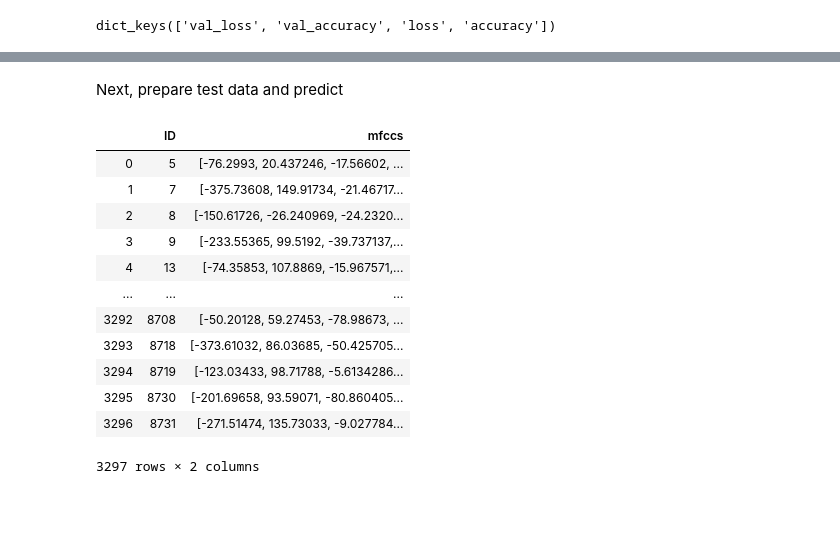
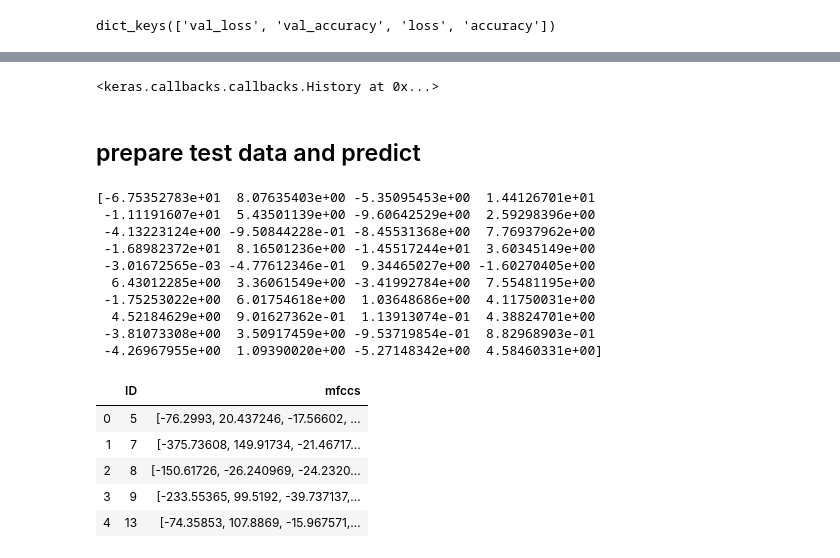
Before and after one commit to devonds/urban_sound, a Jupyter notebook: Urban_Sound.ipynb, the cells around one changed output, grey strips where cells are left out. Drawn from its saved outputs; the diff is of its cells as text; code cells hidden in the pictures; blank space fills up the shorter version.

```diff
--- a/Urban_Sound.ipynb
+++ b/Urban_Sound.ipynb
@@ -51,7 +51,7 @@ data_dir = 'data/Train'
 
 def parse_sound(row):
 
-    file_name = os.path.join('data/Train', str(row.ID) + '.wav')
+    file_name = os.path.join(data_dir, str(row.ID) + '.wav')
 
     try:
         y_audio, sample_rate = librosa.load(file_name, res_type='kaiser_fast')
@@ -220,38 +233,51 @@ plt.show()
+# %%
+batch_size = 32
+epochs = 100
+
+model.fit(X, y, batch_size=batch_size, epochs=epochs, verbose=0)
+# %% [output]
+<keras.callbacks.callbacks.History at 0x...>
 # %% [markdown]
-Next, prepare test data and predict
+## prepare test data and predict
 # %%
 # repeat encoding procedure for the test data
+
+data_dir = 'data/Test'
+'''
 def parse_sound(row):
 
-    file_name = os.path.join('data/Test', str(row.ID) + '.wav')
+    file_name = os.path.join(data_dir, str(row.ID) + '.wav')
 
     try:
-        y, sample_rate = librosa.load(file_name, res_type='kaiser_fast')
-        mfccs = np.mean(librosa.feature.mfcc(y=y, sr=sample_rate, n_mfcc=40).T,axis=0)
+        y_audio, sample_rate = librosa.load(file_name, res_type='kaiser_fast')
+        mfccs = np.mean(librosa.feature.mfcc(y=y_audio, sr=sample_rate, n_mfcc=40).T,axis=0)
     except Exception as e:
         print("Error while parsing file: ", file)
-        return None, None
+        return None
 
     return mfccs
+'''
 
-y_audio, sample_rate = librosa.load(os.path.join('data/Train', '0.wav'))
-mfcc = np.mean(librosa.feature.mfcc(y=y_audio, sr=sample_rate, n_mfcc=40).T, axis=0)
-mfcc
 
+# and run on full test data set
 test['mfccs'] = test.apply(parse_sound, axis=1)
+# %% [output]
+[-6.75352783e+01  8.07635403e+00 -5.35095453e+00  1.44126701e+01
+ -1.11191607e+01  5.43501139e+00 -9.60642529e+00  2.59298396e+00
+ -4.13223124e+00 -9.50844228e-01 -8.45531368e+00  7.76937962e+00
+ -1.68982372e+01  8.16501236e+00 -1.45517244e+01  3.60345149e+00
+ -3.01672565e-03 -4.77612346e-01  9.34465027e+00 -1.60270405e+00
+  6.43012285e+00  3.36061549e+00 -3.41992784e+00  7.55481195e+00
+ -1.75253022e+00  6.01754618e+00  1.03648686e+00  4.11750031e+00
+  4.52184629e+00  9.01627362e-01  1.13913074e-01  4.38824701e+00
+ -3.81073308e+00  3.50917459e+00 -9.53719854e-01  8.82968903e-01
+ -4.26967955e+00  1.09390020e+00 -5.27148342e+00  4.58460331e+00]
 # %%
-test
+test.head()
 # %% [output]
 |  | ID | mfccs |
 | 0 | 5 | [-76.2993, 20.437246, -17.56602, ... |
 | 1 | 7 | [-375.73608, 149.91734, -21.46717... |
 | 2 | 8 | [-150.61726, -26.240969, -24.2320... |
 | 3 | 9 | [-233.55365, 99.5192, -39.737137,... |
 | 4 | 13 | [-74.35853, 107.8869, -15.967571,... |
-| ... | ... | ... |
-| 3292 | 8708 | [-50.20128, 59.27453, -78.98673, ... |
-| 3293 | 8718 | [-373.61032, 86.03685, -50.425705... |
-| 3294 | 8719 | [-123.03433, 98.71788, -5.6134286... |
-| 3295 | 8730 | [-201.69658, 93.59071, -80.860405... |
-| 3296 | 8731 | [-271.51474, 135.73033, -9.027784... |
-3297 rows × 2 columns
```
Also changed, not shown: parts of 11 cells of this notebook, 2 other files.
